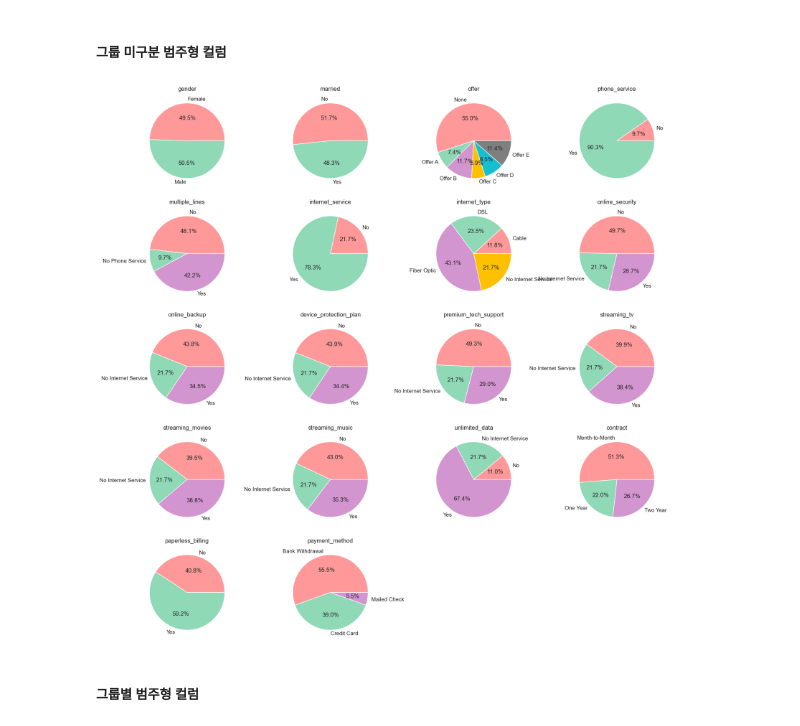
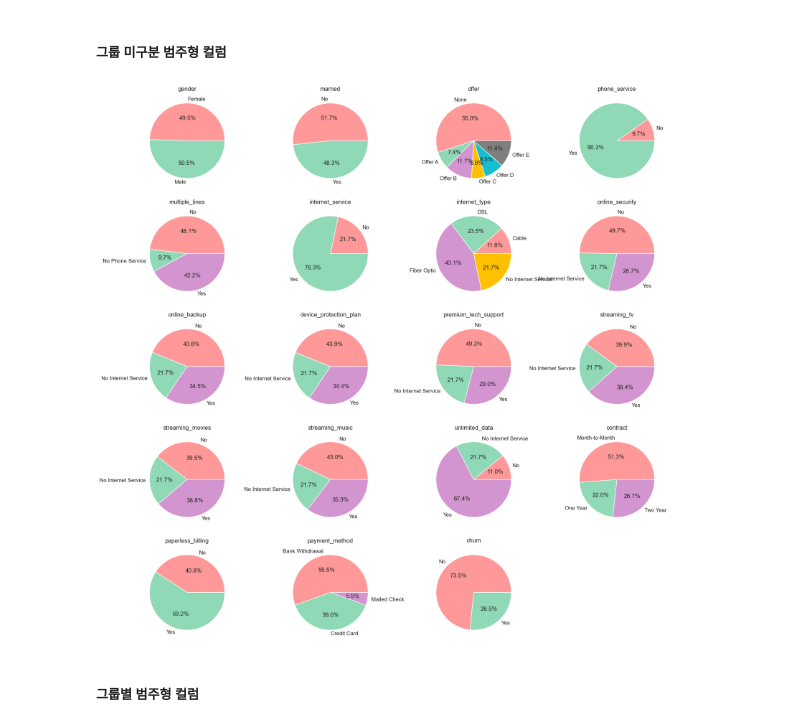
Before and after one commit to minkimNV/SmallProjects, a Jupyter notebook: PredictChurn/CleaningtoEDA.ipynb, the cells around one changed output. Cells and saved outputs as stored; diff of their text form; code cells hidden in the pictures.

```diff
--- a/PredictChurn/CleaningtoEDA.ipynb
+++ b/PredictChurn/CleaningtoEDA.ipynb
@@ -23,7 +23,7 @@ from sklearn.preprocessing import LabelEncoder
 # %% [markdown]
 ##### 데이터 호출
 # %%
-df = pd.read_csv('chrun.csv', encoding='euc-kr')
+df = pd.read_csv('churn.csv', encoding='euc-kr')
 df.head()
 # df.profile_report()
 # %% [output]
@@ -52,6 +52,9 @@ Index(['customer_id', 'gender', 'age', 'married', 'number_of_dependents',
        'total_extra_data_charges', 'total_long_distance_charges',
        'total_revenue', 'customer_status', 'churn_category', 'churn_reason'],
       dtype='object')
+# %%
+# create 'churn' col
+df['churn'] = np.where(df['customer_status'] == 'Churned', 'Yes', 'No')
 # %% [markdown]
 ##### 중복값 확인 및 제거
 # %%
@@ -340,5 +344,5 @@ Name: total_refunds, dtype: float64
 # %% [markdown]
 - 그룹 별 환불 금액의 평균값, 최대값이 모두 크지 않으므로 total_refunds 삭제
 # %%
-df = df.drop(columns=['total_refunds'])
-df.columns
+# df = df.drop(columns=['total_refunds'])
+# df.columns
@@ -359,20 +351,21 @@ Index(['customer_id', 'gender', 'age', 'married', 'number_of_dependents',
 # %%
 object_col = ['gender', 'married', 'offer', 'phone_service', 'multiple_lines', 'internet_service', 'internet_type',
               'online_security', 'online_backup', 'device_protection_plan', 'premium_tech_support', 'streaming_tv',
-              'streaming_movies', 'streaming_music', 'unlimited_data', 'contract', 'paperless_billing', 'payment_method',]
+              'streaming_movies', 'streaming_music', 'unlimited_data', 'contract', 'paperless_billing', 'payment_method',
+             'churn']
 _ = df[object_col]
 colors = ['#ff9999', '#8fd9b6', '#d395d0', '#ffc000', '#17becf', '#7f7f7f']
 
 fig = plt.figure(figsize = (20, 20))
 i = 1
 for a in df[object_col].columns:
     plt.subplot(5, 4, i)
     ax = df.groupby([a]).size().plot(kind = 'pie', autopct = '%.1f%%', colors = colors)
     ax.set(xlabel = None, ylabel = None)
     plt.title(str(a), loc='center')
     i += 1
 # %% [output]
-[figure, old version]
+[figure, new version]
 # %% [markdown]
 ##### 그룹별 범주형 컬럼
 # %%
```
Also changed, not shown: parts of 20 cells of this notebook.
